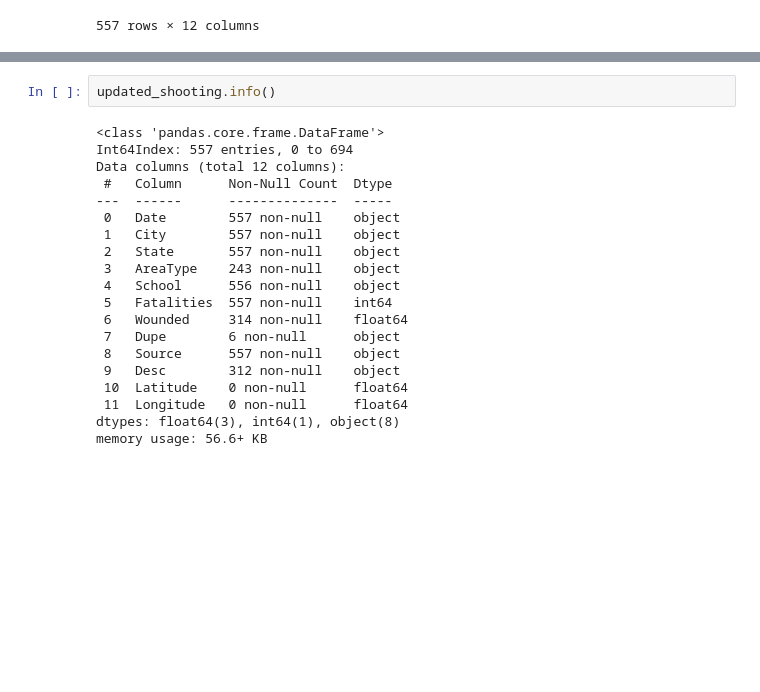
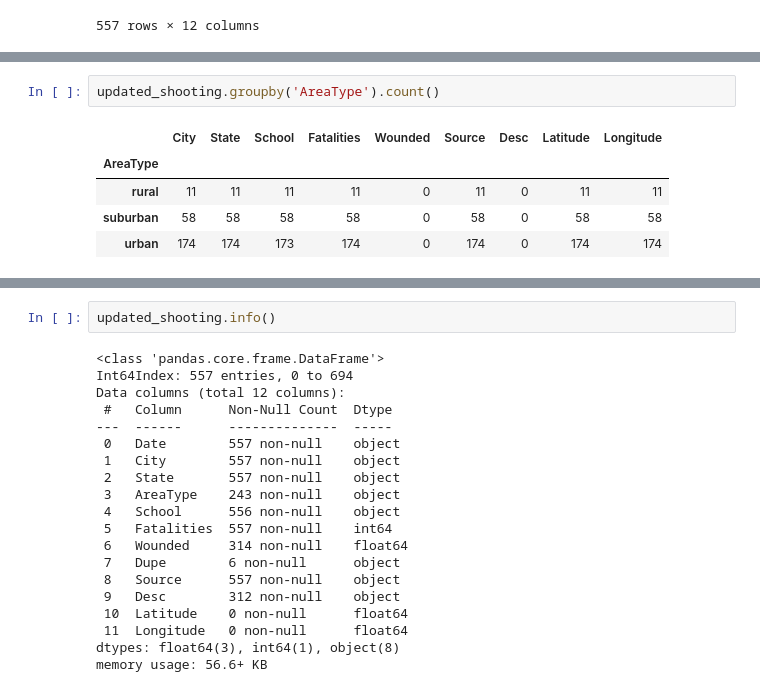
Before and after one commit to laurmarshall/School_Shootings_Analysis, a Jupyter notebook: EDA.ipynb, the cells around one changed output, grey strips where cells are left out. Drawn from its saved outputs; the diff is of its cells as text; blank space fills up the shorter version.

```diff
--- a/EDA.ipynb
+++ b/EDA.ipynb
@@ -259,0 +288,8 @@ updated_shooting.reset_index(drop = True)
+# %%
+updated_shooting.groupby('AreaType').count()
+# %% [output]
+|  | City | State | School | Fatalities | Wounded | Source | Desc | Latitude | Longitude |
+| AreaType |  |  |  |  |  |  |  |  |  |
+| rural | 11 | 11 | 11 | 11 | 0 | 11 | 0 | 11 | 11 |
+| suburban | 58 | 58 | 58 | 58 | 0 | 58 | 0 | 58 | 58 |
+| urban | 174 | 174 | 173 | 174 | 0 | 174 | 0 | 174 | 174 |
```
Also changed, not shown: parts of 37 cells of this notebook, 2 other files.
